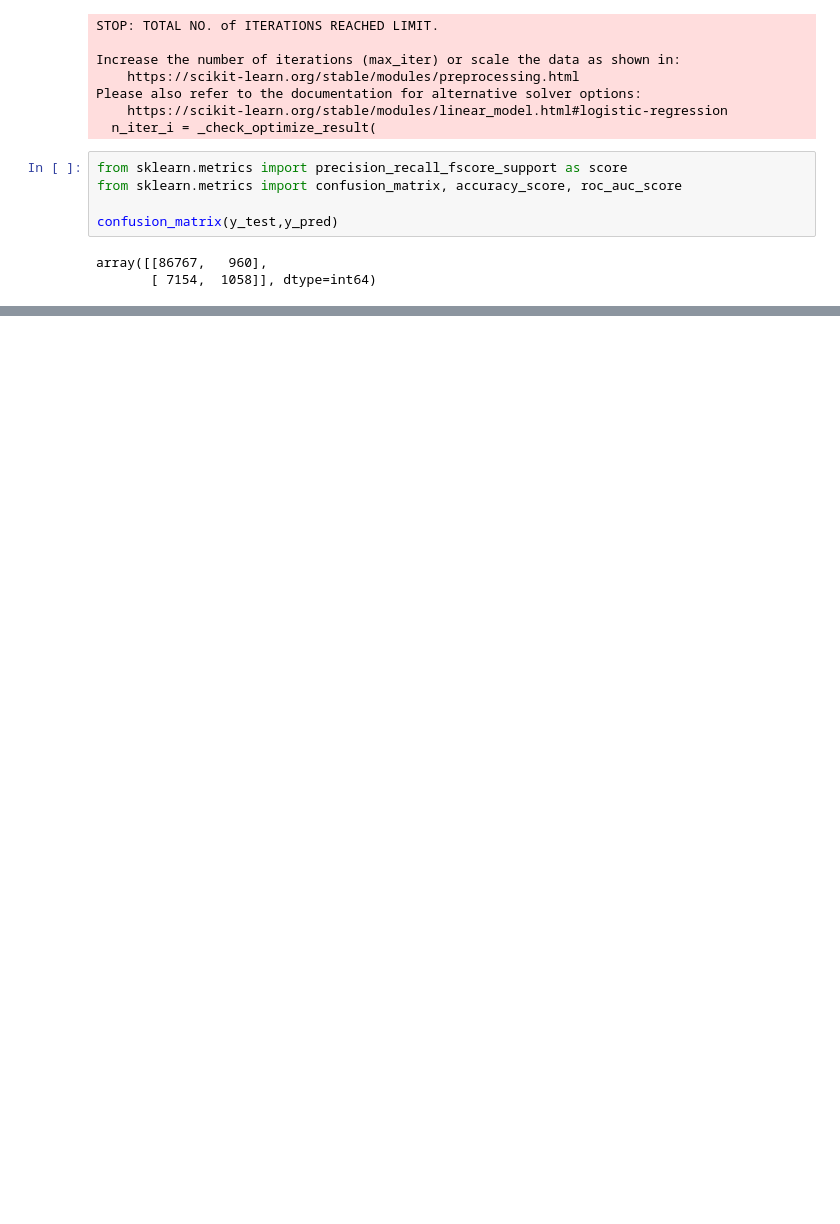
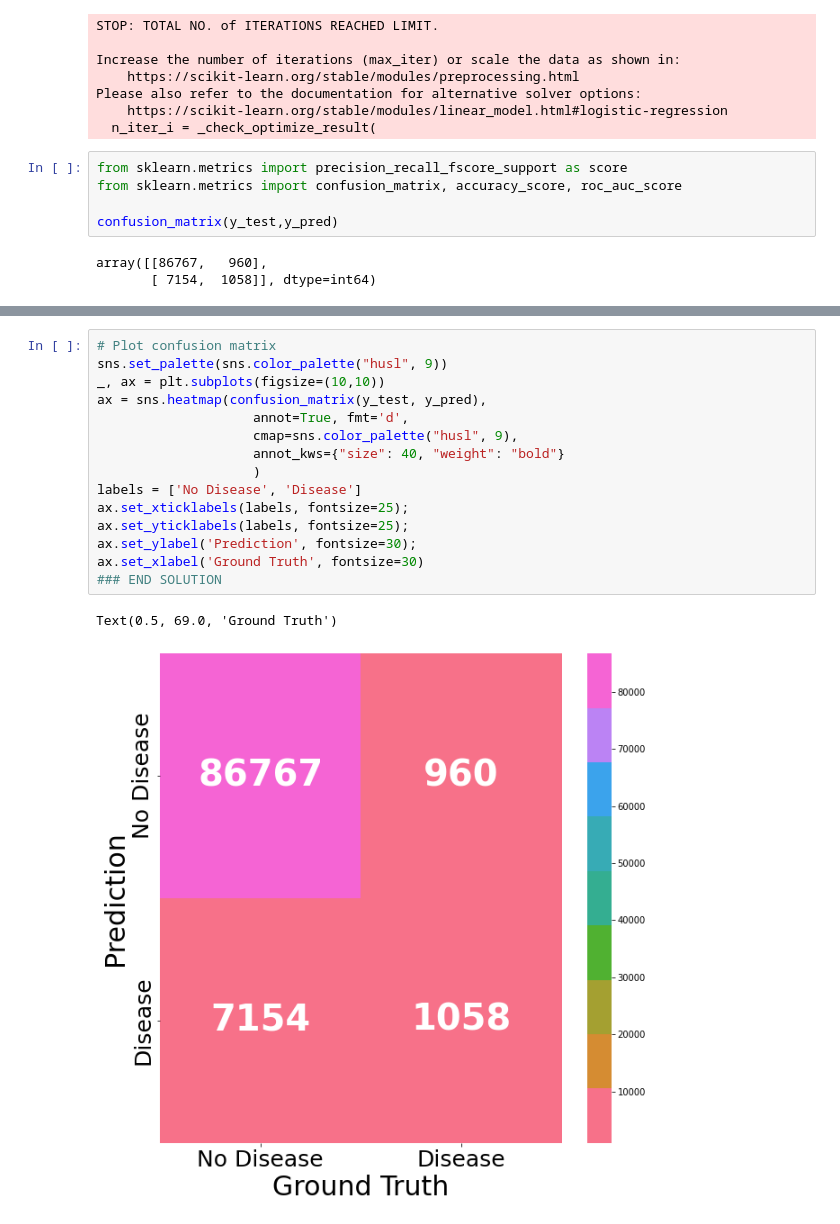
Before and after one commit to Hrithik2212/IBM-Machine-Learning-Course, a Jupyter notebook: Supervised Learning - Classification/Course Project/heart_disease_prediction.ipynb, the cells around one changed output, grey strips where cells are left out. Saved outputs shown, nothing was run; the diff lists cells and outputs as text; blank space fills up the shorter version.

Commit message:
confusion matrx

```diff
--- a/Supervised Learning - Classification/Course Project/heart_disease_prediction.ipynb
+++ b/Supervised Learning - Classification/Course Project/heart_disease_prediction.ipynb
@@ -237,0 +261,18 @@ array([[86767,   960],
+# %%
+# Plot confusion matrix
+sns.set_palette(sns.color_palette("husl", 9))
+_, ax = plt.subplots(figsize=(10,10))
+ax = sns.heatmap(confusion_matrix(y_test, y_pred),
+                    annot=True, fmt='d',
+                    cmap=sns.color_palette("husl", 9),
+                    annot_kws={"size": 40, "weight": "bold"}
+                    )
+labels = ['No Disease', 'Disease']
+ax.set_xticklabels(labels, fontsize=25);
+ax.set_yticklabels(labels, fontsize=25);
+ax.set_ylabel('Prediction', fontsize=30);
+ax.set_xlabel('Ground Truth', fontsize=30)
+### END SOLUTION
+# %% [output]
+Text(0.5, 69.0, 'Ground Truth')
+[figure, added]
```
Also changed, not shown: parts of 4 cells of this notebook.
